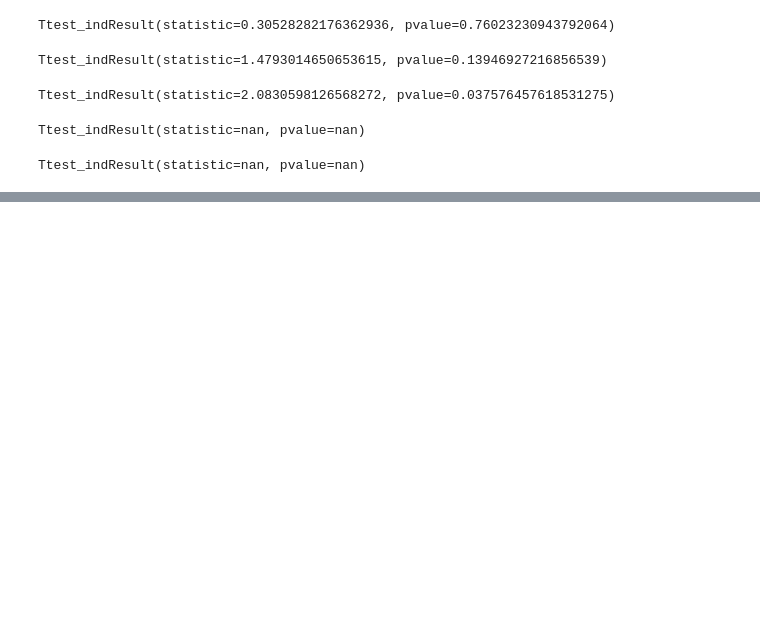
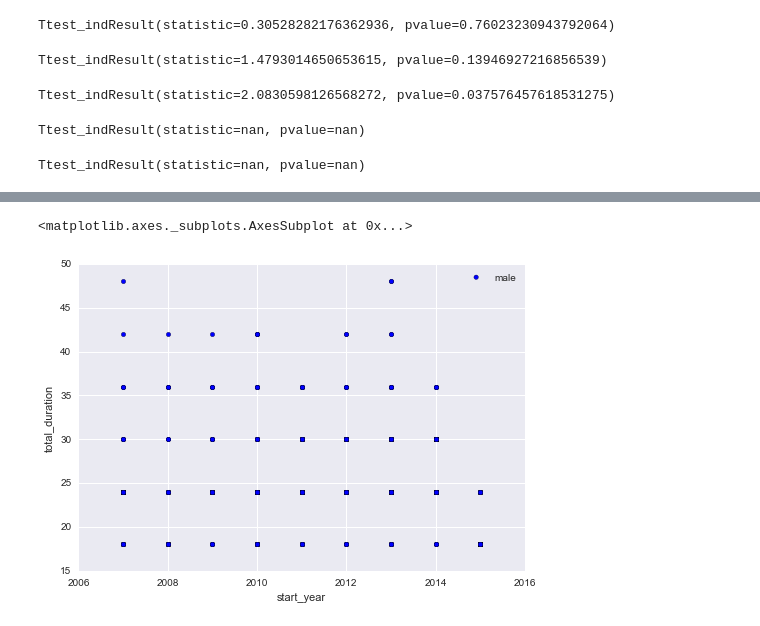
Before and after one commit to meryemmhamdi1/Gokcen_Meryem_Riyadh_ADA, a Jupyter notebook: HW2.ipynb, the cells around one changed output, grey strips where cells are left out. Saved outputs shown, nothing was run; the diff lists cells and outputs as text; code cells hidden in the pictures; blank space fills up the shorter version.

```diff
--- a/HW2.ipynb
+++ b/HW2.ipynb
@@ -476,0 +505,5 @@ Ttest_indResult(statistic=nan, pvalue=nan)
+# %%
+data_male.plot(kind='scatter', x='start_year', y='total_duration', color='blue', label='male')
+# %% [output]
+<matplotlib.axes._subplots.AxesSubplot at 0x...>
+[figure, added]
```
Also changed, not shown: parts of 16 cells of this notebook.
